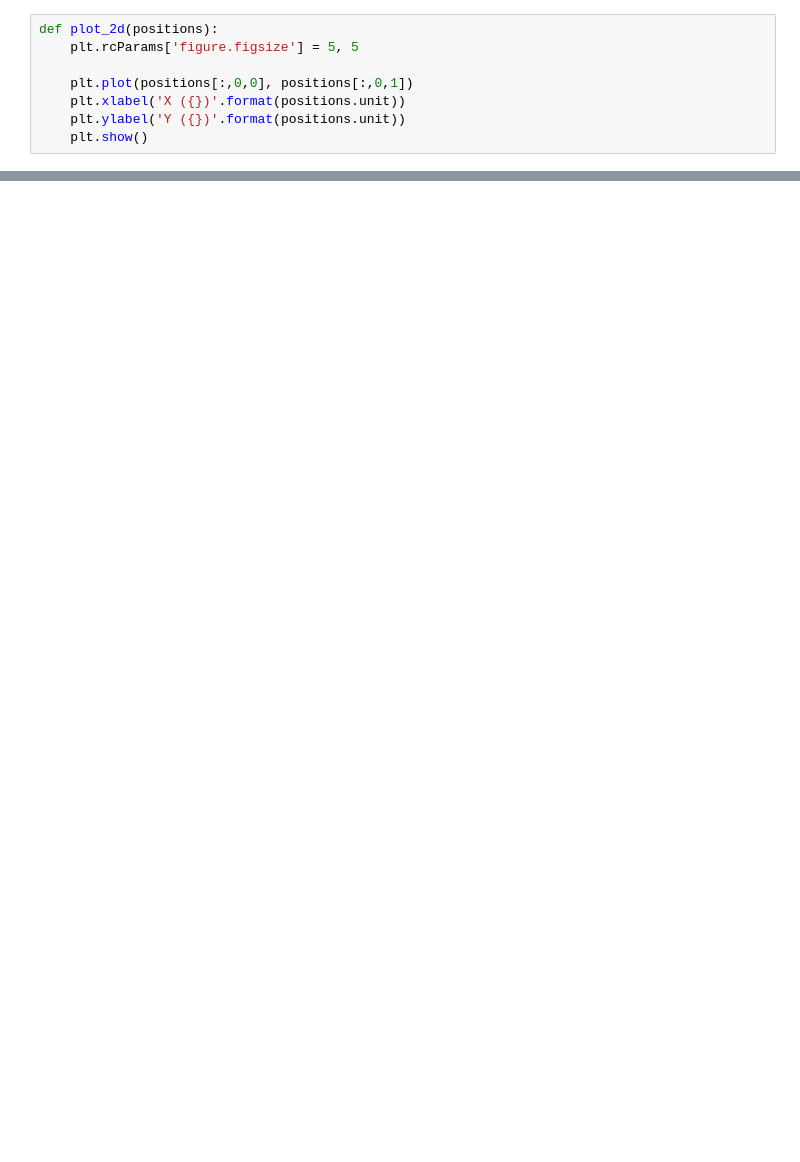
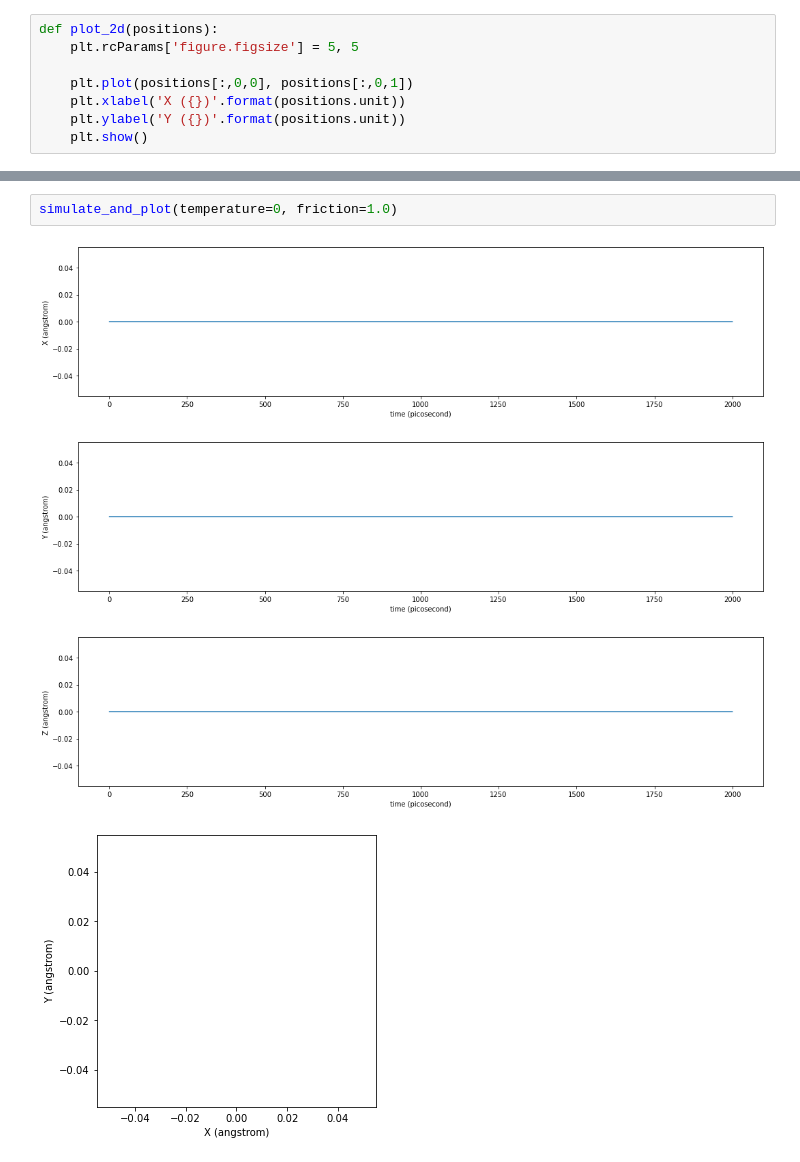
Before and after one commit to Daniel-Ibarrola/Molecular-Dynamics, a Jupyter notebook: free_particle/free_particle.ipynb, the cells around one changed output, grey strips where cells are left out. Drawn from its saved outputs; the diff is of its cells as text; blank space fills up the shorter version.

```diff
--- a/free_particle/free_particle.ipynb
+++ b/free_particle/free_particle.ipynb
@@ -220,0 +226,7 @@ plot_2d(pos)
+# %%
+simulate_and_plot(temperature=0, friction=1.0)
+# %% [output]
+[figure, added]
+[figure, added]
+[figure, added]
+[figure, added]
```
Also changed, not shown: parts of 27 cells of this notebook, 1 other file.
